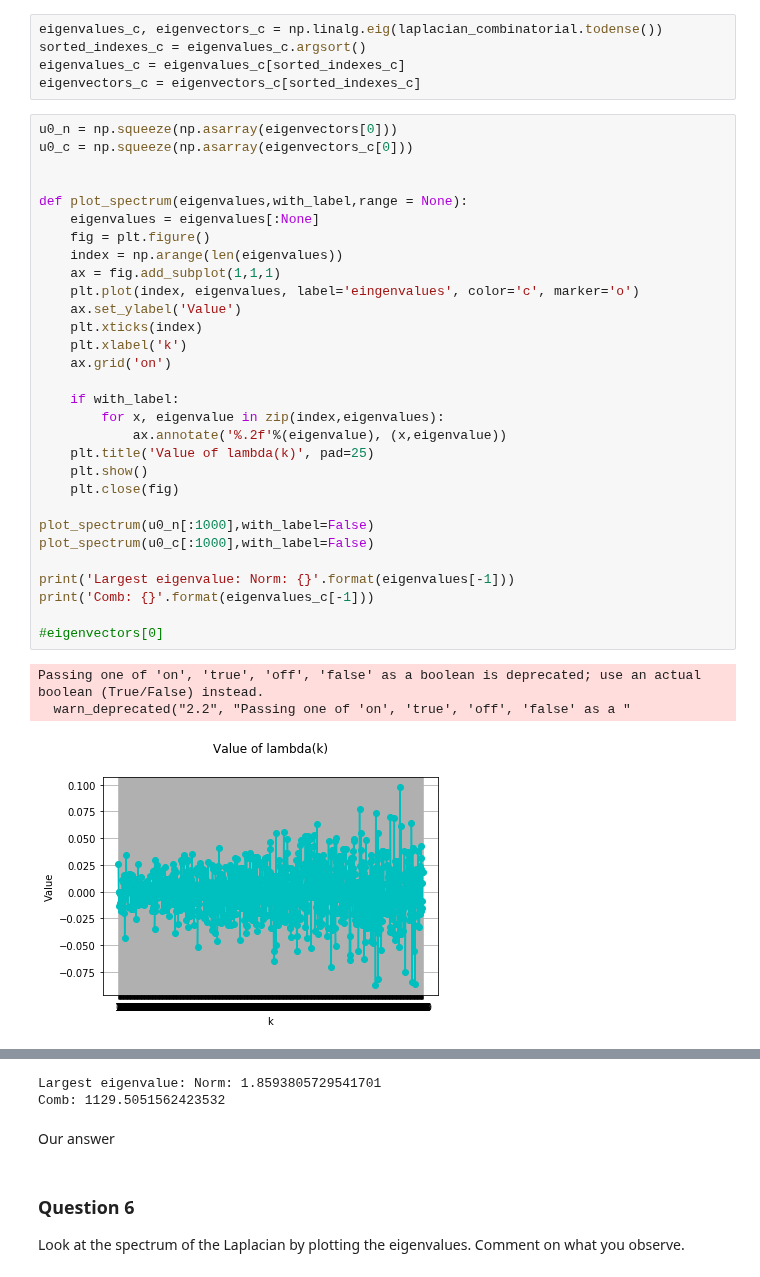
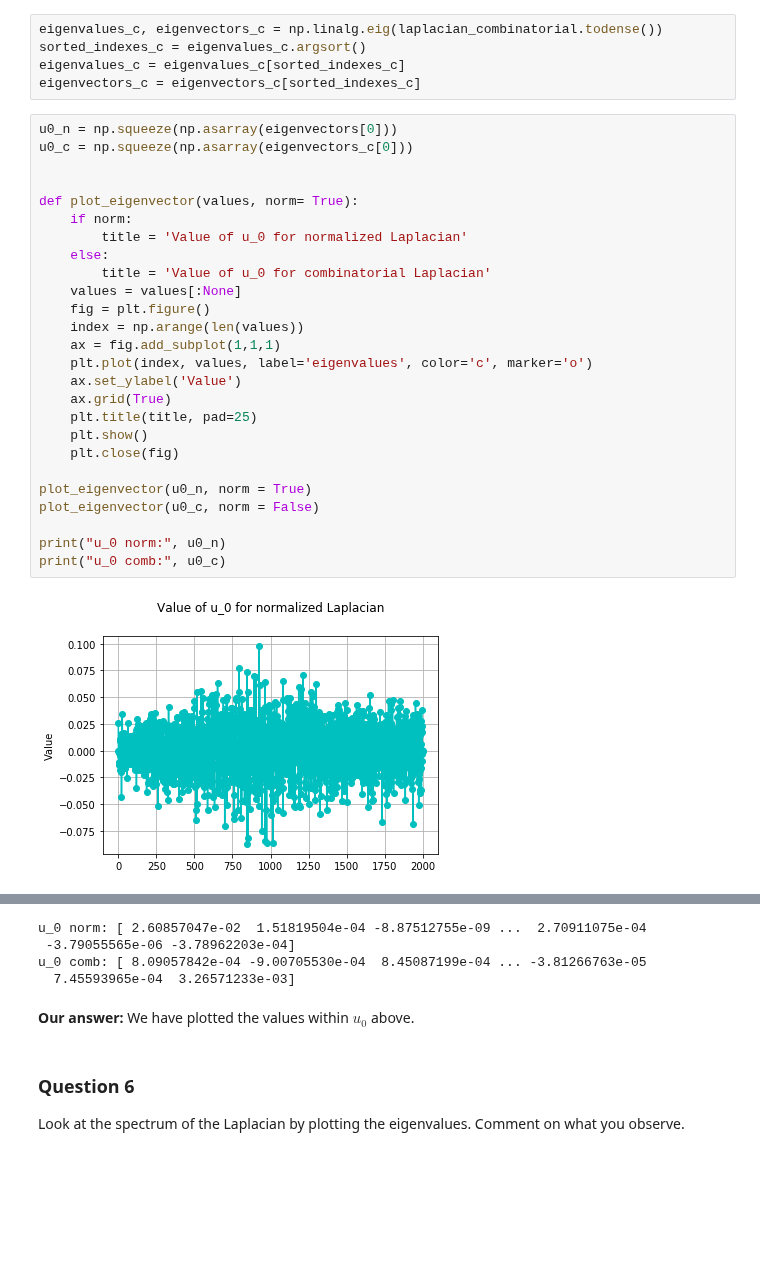
Before and after one commit to senakicir/ntds_project, a Jupyter notebook: 3_spectral_graph_theory.ipynb, the cells around one changed output, grey strips where cells are left out. Cells and saved outputs as stored; diff of their text form; blank space fills up the shorter version.

Commit message:
q4 q5 ans answered

```diff
--- a/3_spectral_graph_theory.ipynb
+++ b/3_spectral_graph_theory.ipynb
@@ -138,34 +142,28 @@ eigenvectors_c = eigenvectors_c[sorted_indexes_c]
 # %%
 u0_n = np.squeeze(np.asarray(eigenvectors[0]))
 u0_c = np.squeeze(np.asarray(eigenvectors_c[0]))
 
 
-def plot_spectrum(eigenvalues,with_label,range = None):
-    eigenvalues = eigenvalues[:None]
+def plot_eigenvector(values, norm= True):
+    if norm:
+        title = 'Value of u_0 for normalized Laplacian'
+    else:
+        title = 'Value of u_0 for combinatorial Laplacian'
+    values = values[:None]
     fig = plt.figure()
-    index = np.arange(len(eigenvalues))
+    index = np.arange(len(values))
     ax = fig.add_subplot(1,1,1)
-    plt.plot(index, eigenvalues, label='eingenvalues', color='c', marker='o')
+    plt.plot(index, values, label='eigenvalues', color='c', marker='o')
     ax.set_ylabel('Value')
-    plt.xticks(index)
-    plt.xlabel('k')
-    ax.grid('on')
-
-    if with_label:
-        for x, eigenvalue in zip(index,eigenvalues):
-            ax.annotate('%.2f'%(eigenvalue), (x,eigenvalue))
-    plt.title('Value of lambda(k)', pad=25)
+    ax.grid(True)
+    plt.title(title, pad=25)
     plt.show()
     plt.close(fig)
 
-plot_spectrum(u0_n[:1000],with_label=False)
-plot_spectrum(u0_c[:1000],with_label=False)
+plot_eigenvector(u0_n, norm = True)
+plot_eigenvector(u0_c, norm = False)
 
-print('Largest eigenvalue: Norm: {}'.format(eigenvalues[-1]))
-print('Comb: {}'.format(eigenvalues_c[-1]))
-
-#eigenvectors[0]
+print("u_0 norm:", u0_n)
+print("u_0 comb:", u0_c)
 # %% [output]
-Passing one of 'on', 'true', 'off', 'false' as a boolean is deprecated; use an actual boolean (True/False) instead.
-  warn_deprecated("2.2", "Passing one of 'on', 'true', 'off', 'false' as a "
-[figure, old version]
+[figure, new version]
@@ -173,7 +171,10 @@ Passing one of 'on', 'true', 'off', 'false' as a boolean is deprecated; use an a
-Largest eigenvalue: Norm: 1.8593805729541701
-Comb: 1129.5051562423532
+u_0 norm: [ 2.60857047e-02  1.51819504e-04 -8.87512755e-09 ...  2.70911075e-04
+ -3.79055565e-06 -3.78962203e-04]
+u_0 comb: [ 8.09057842e-04 -9.00705530e-04  8.45087199e-04 ... -3.81266763e-05
+  7.45593965e-04  3.26571233e-03]
-# %% [markdown]
-Our answer
+# %% [markdown]
+**Our answer:**
+We have plotted the values within $u_0$ above.
 # %% [markdown]
 ### Question 6
 
```
Also changed, not shown: parts of 10 cells of this notebook.
